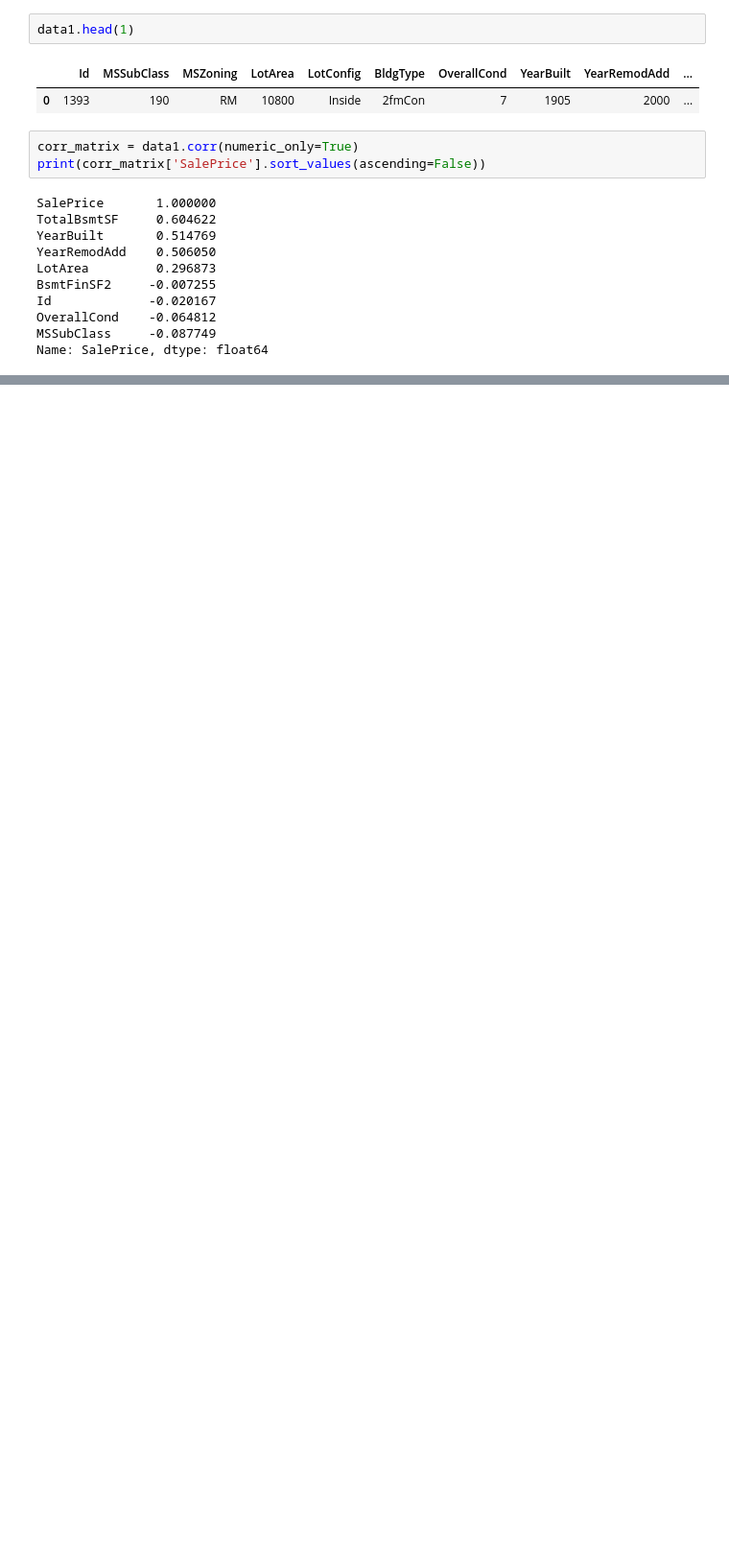
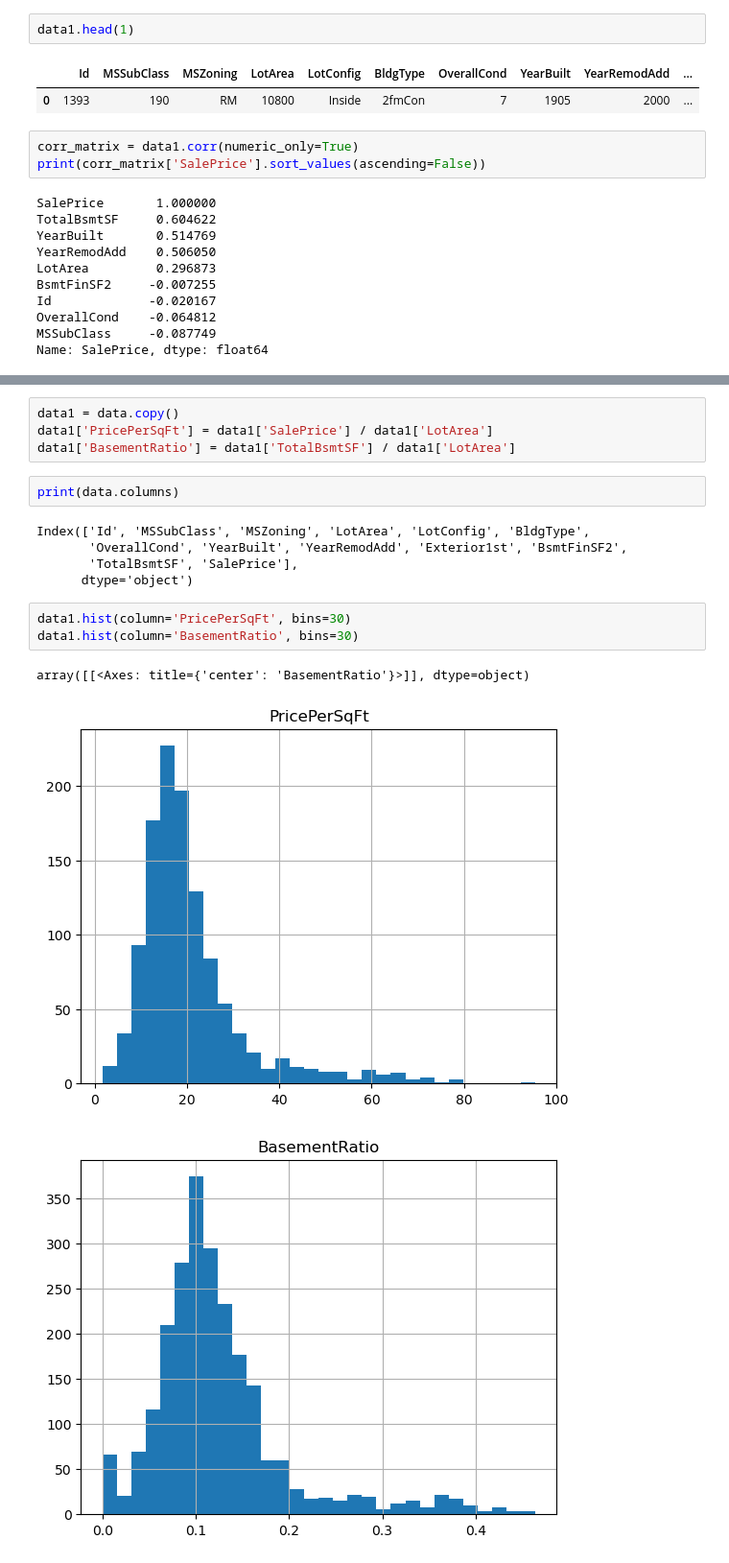
Before and after one commit to KishanSingh2003/House-Price-Pediction, a Jupyter notebook: HousePricePrediction/.EDA_And_DataCleaning.ipynb, the cells around one changed output, grey strips where cells are left out. Shown at 96% size. Cells and saved outputs as stored; diff of their text form; blank space fills up the shorter version.

```diff
--- a/HousePricePrediction/.EDA_And_DataCleaning.ipynb
+++ b/HousePricePrediction/.EDA_And_DataCleaning.ipynb
@@ -231,0 +265,18 @@ Name: SalePrice, dtype: float64
+# %%
+data1 = data.copy()
+data1['PricePerSqFt'] = data1['SalePrice'] / data1['LotArea']
+data1['BasementRatio'] = data1['TotalBsmtSF'] / data1['LotArea']
+# %%
+print(data.columns)
+# %% [output]
+Index(['Id', 'MSSubClass', 'MSZoning', 'LotArea', 'LotConfig', 'BldgType',
+       'OverallCond', 'YearBuilt', 'YearRemodAdd', 'Exterior1st', 'BsmtFinSF2',
+       'TotalBsmtSF', 'SalePrice'],
+      dtype='object')
+# %%
+data1.hist(column='PricePerSqFt', bins=30)
+data1.hist(column='BasementRatio', bins=30)
+# %% [output]
+array([[<Axes: title={'center': 'BasementRatio'}>]], dtype=object)
+[figure, added]
+[figure, added]
```
Also changed, not shown: parts of 5 cells of this notebook.
